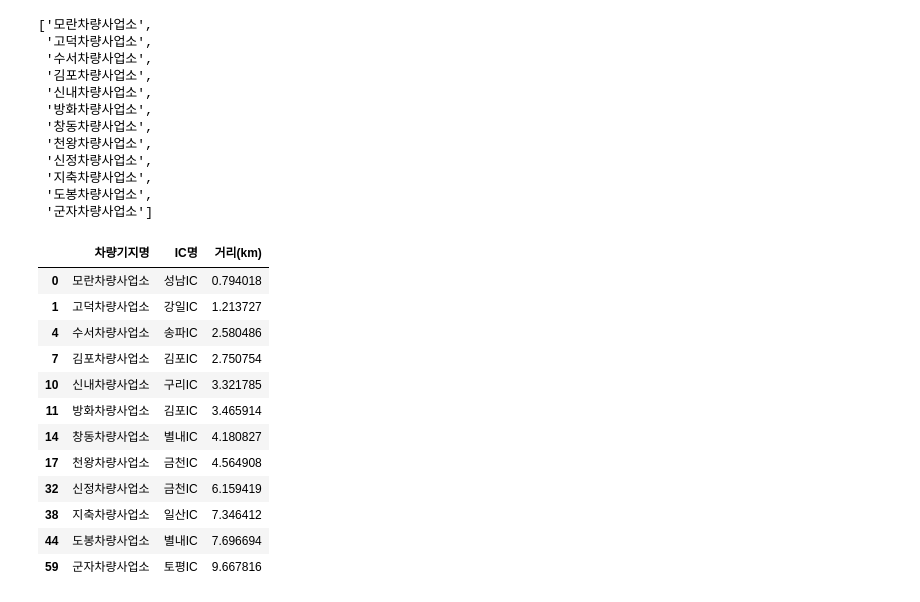
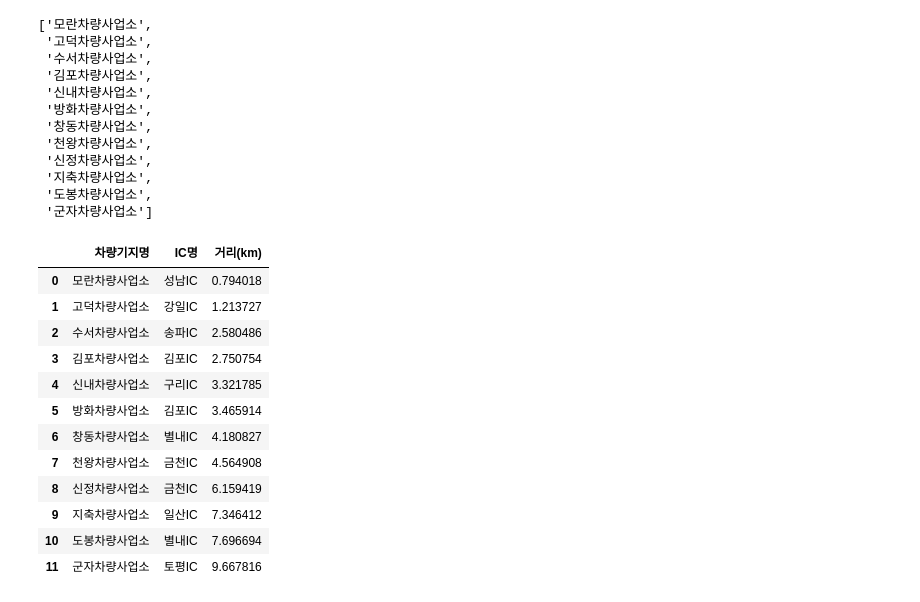
Before and after one commit to kth321/Ministry-of-Land-Infrastructure-and-Transport-public-data-competition, a Jupyter notebook: 차량기지_IC_거리_계산.ipynb, the cells around one changed output. Drawn from its saved outputs; the diff is of its cells as text; code cells hidden in the pictures.

```diff
--- a/차량기지_IC_거리_계산.ipynb
+++ b/차량기지_IC_거리_계산.ipynb
@@ -157,26 +157,27 @@ center_names
 # %%
 min_distance = []
 for name in center_names:
   dist = 1000
   tmp_df = highway_distance_mean[highway_distance_mean['차량기지명'] == name]
   row = tmp_df[tmp_df['거리(km)'] == tmp_df['거리(km)'].min(axis=0)]
   min_distance.append(row)
 min_dist_highway_distance = pd.concat(min_distance, axis=0)
+min_dist_highway_distance.reset_index(drop=True, inplace=True)
 min_dist_highway_distance
 # %% [output]
 |  | 차량기지명 | IC명 | 거리(km) |
 | 0 | 모란차량사업소 | 성남IC | 0.794018 |
 | 1 | 고덕차량사업소 | 강일IC | 1.213727 |
-| 4 | 수서차량사업소 | 송파IC | 2.580486 |
-| 7 | 김포차량사업소 | 김포IC | 2.750754 |
-| 10 | 신내차량사업소 | 구리IC | 3.321785 |
-| 11 | 방화차량사업소 | 김포IC | 3.465914 |
-| 14 | 창동차량사업소 | 별내IC | 4.180827 |
-| 17 | 천왕차량사업소 | 금천IC | 4.564908 |
-| 32 | 신정차량사업소 | 금천IC | 6.159419 |
-| 38 | 지축차량사업소 | 일산IC | 7.346412 |
-| 44 | 도봉차량사업소 | 별내IC | 7.696694 |
-| 59 | 군자차량사업소 | 토평IC | 9.667816 |
+| 2 | 수서차량사업소 | 송파IC | 2.580486 |
+| 3 | 김포차량사업소 | 김포IC | 2.750754 |
+| 4 | 신내차량사업소 | 구리IC | 3.321785 |
+| 5 | 방화차량사업소 | 김포IC | 3.465914 |
+| 6 | 창동차량사업소 | 별내IC | 4.180827 |
+| 7 | 천왕차량사업소 | 금천IC | 4.564908 |
+| 8 | 신정차량사업소 | 금천IC | 6.159419 |
+| 9 | 지축차량사업소 | 일산IC | 7.346412 |
+| 10 | 도봉차량사업소 | 별내IC | 7.696694 |
+| 11 | 군자차량사업소 | 토평IC | 9.667816 |
 # %%
 min_dist_highway_distance.to_csv('/content/drive/MyDrive/공모전/KTH/data/전처리후/IC/IC_차량기지_최소거리.csv',
                                  index=False, encoding='utf-8')
```
Also changed, not shown: 6 other files.
